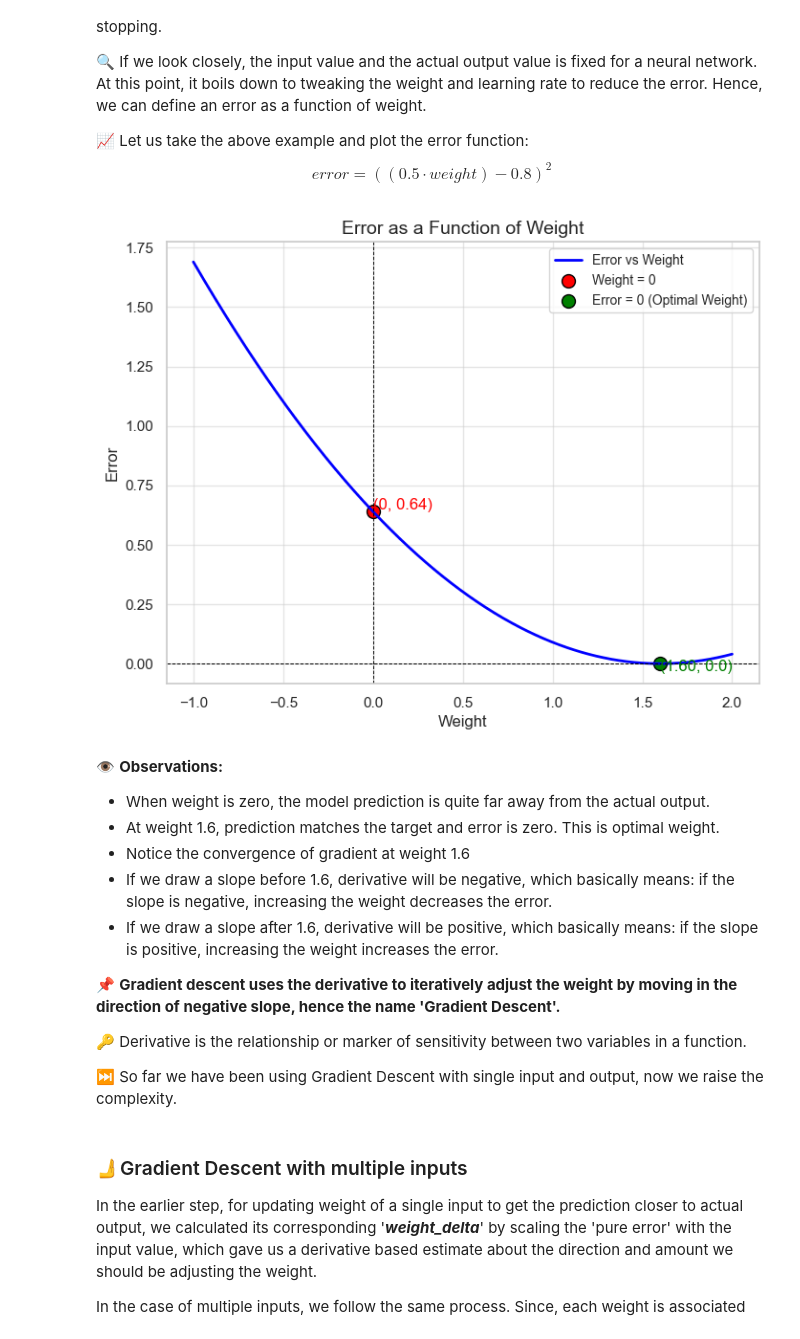
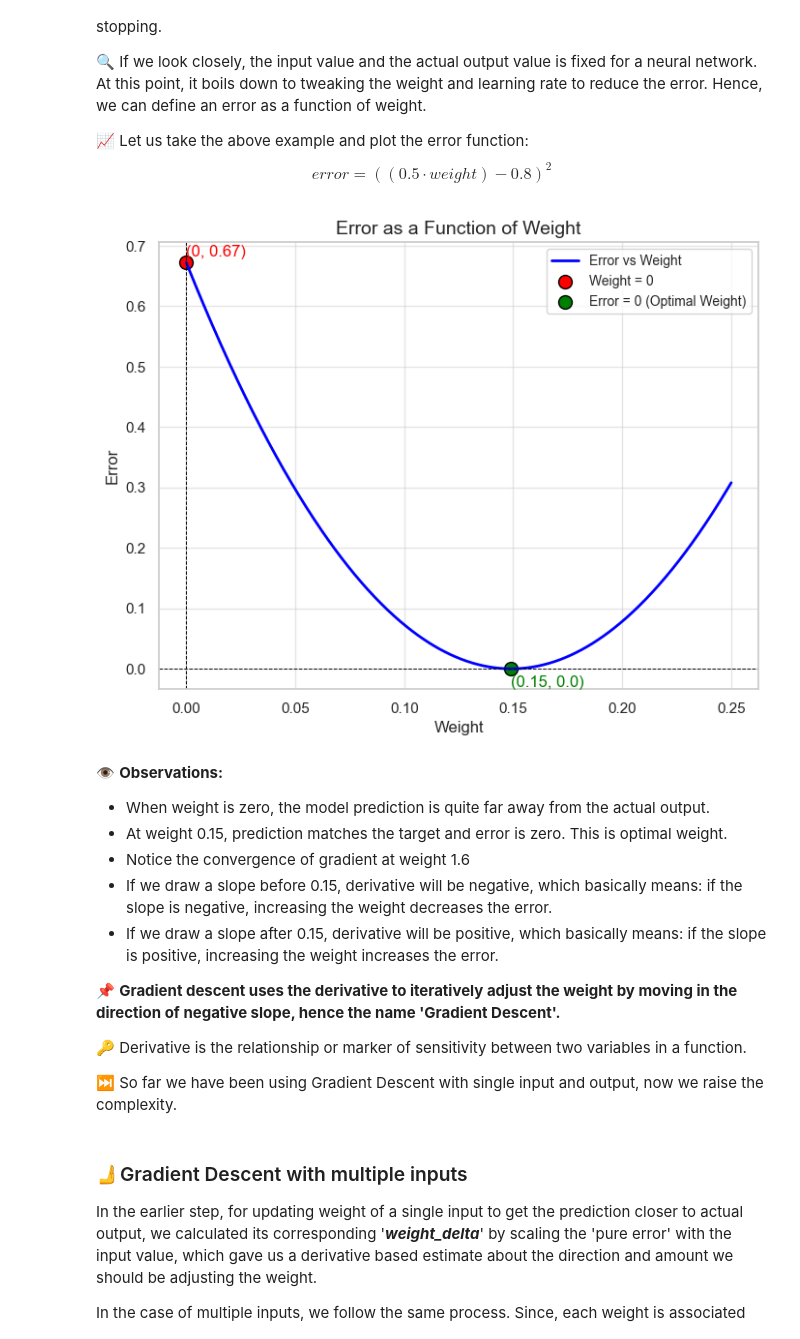
Before and after one commit to reeshabh90/Neural_Network_Scratch, a Jupyter notebook: simple_neural_network.ipynb, the cells around one changed output. Cells and saved outputs as stored; diff of their text form; code cells hidden in the pictures.

```diff
--- a/simple_neural_network.ipynb
+++ b/simple_neural_network.ipynb
@@ -607,49 +607,49 @@ import seaborn as sns
 sns.set(style="whitegrid")
 
 # Define the weight range and compute error
-weights = np.linspace(-1, 2, 500)  # Range for weight values
-errors = ((0.5 * weights) - 0.8) ** 2
+weights = np.linspace(0, 0.25, 500)  # Range for weight values
+errors = ((5.5 * weights) - 0.82) ** 2
 
 # Identify the special points
 weight_zero = 0
-error_at_weight_zero = ((0.5 * weight_zero) - 0.8) ** 2
+error_at_weight_zero = ((5.5 * weight_zero) - 0.82) ** 2
 
 # Find the weight that minimizes the error
-optimal_weight = 0.8 / 0.5  # Solve 0.5 * weight - 0.8 = 0
-min_error = ((0.5 * optimal_weight) - 0.8) ** 2  # Should be 0
+optimal_weight = 0.82 / 5.5  # Solve 0.5 * weight - 0.8 = 0
+min_error = ((5.5 * optimal_weight) - 0.82) ** 2  # Should be 0
 
 # Plotting
 plt.figure(figsize=(8, 6))
 plt.plot(weights, errors, label="Error vs Weight", color="blue", linewidth=2)
 
 # Highlight the special points
 plt.scatter(weight_zero, error_at_weight_zero, color="red", s=100, label="Weight = 0", edgecolor="black")
 plt.scatter(optimal_weight, min_error, color="green", s=100, label="Error = 0 (Optimal Weight)", edgecolor="black")
 
 # Add annotations for clarity
 plt.text(weight_zero, error_at_weight_zero + 0.01, f"({weight_zero}, {error_at_weight_zero:.2f})", color="red")
 plt.text(optimal_weight, min_error - 0.03, f"({optimal_weight:.2f}, {min_error})", color="green")
 
 # Add titles and labels
 plt.title("Error as a Function of Weight", fontsize=14)
 plt.xlabel("Weight", fontsize=12)
 plt.ylabel("Error", fontsize=12)
 plt.axhline(0, color='black', linewidth=0.7, linestyle='--')  # Horizontal reference line
 plt.axvline(0, color='black', linewidth=0.7, linestyle='--')  # Vertical reference line
 plt.legend(fontsize=10)
 plt.grid(True, alpha=0.5)
 
 # Show the plot
 plt.show()
 # %% [output]
-[figure, old version]
+[figure, new version]
 # %% [markdown]
 👁️ **Observations:**
 - When weight is zero, the model prediction is quite far away from the actual output.
-- At weight 1.6, prediction matches the target and error is zero. This is optimal weight.
+- At weight 0.15, prediction matches the target and error is zero. This is optimal weight.
 - Notice the convergence of gradient at weight 1.6
-- If we draw a slope before 1.6, derivative will be negative, which basically means: if the slope is   negative, increasing the weight decreases the error.
-- If we draw a slope after 1.6, derivative will be positive, which basically means: if the slope is   positive, increasing the weight increases the error.
+- If we draw a slope before 0.15, derivative will be negative, which basically means: if the slope is   negative, increasing the weight decreases the error.
+- If we draw a slope after 0.15, derivative will be positive, which basically means: if the slope is   positive, increasing the weight increases the error.
 
 📌 **Gradient descent uses the derivative to iteratively adjust the weight by moving in the direction of negative slope, hence the name 'Gradient Descent'.**
 
```
Also changed, not shown: parts of 5 cells of this notebook.
